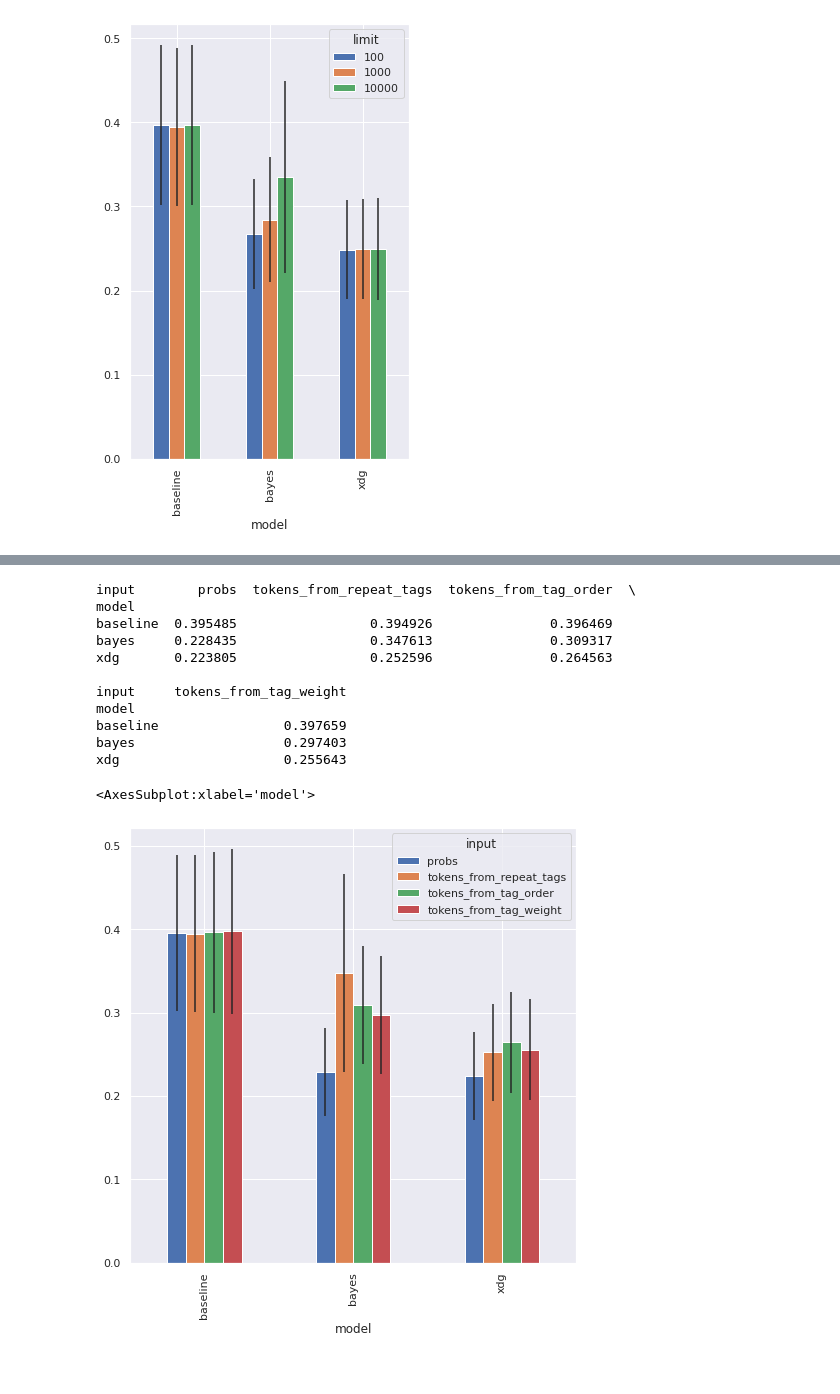
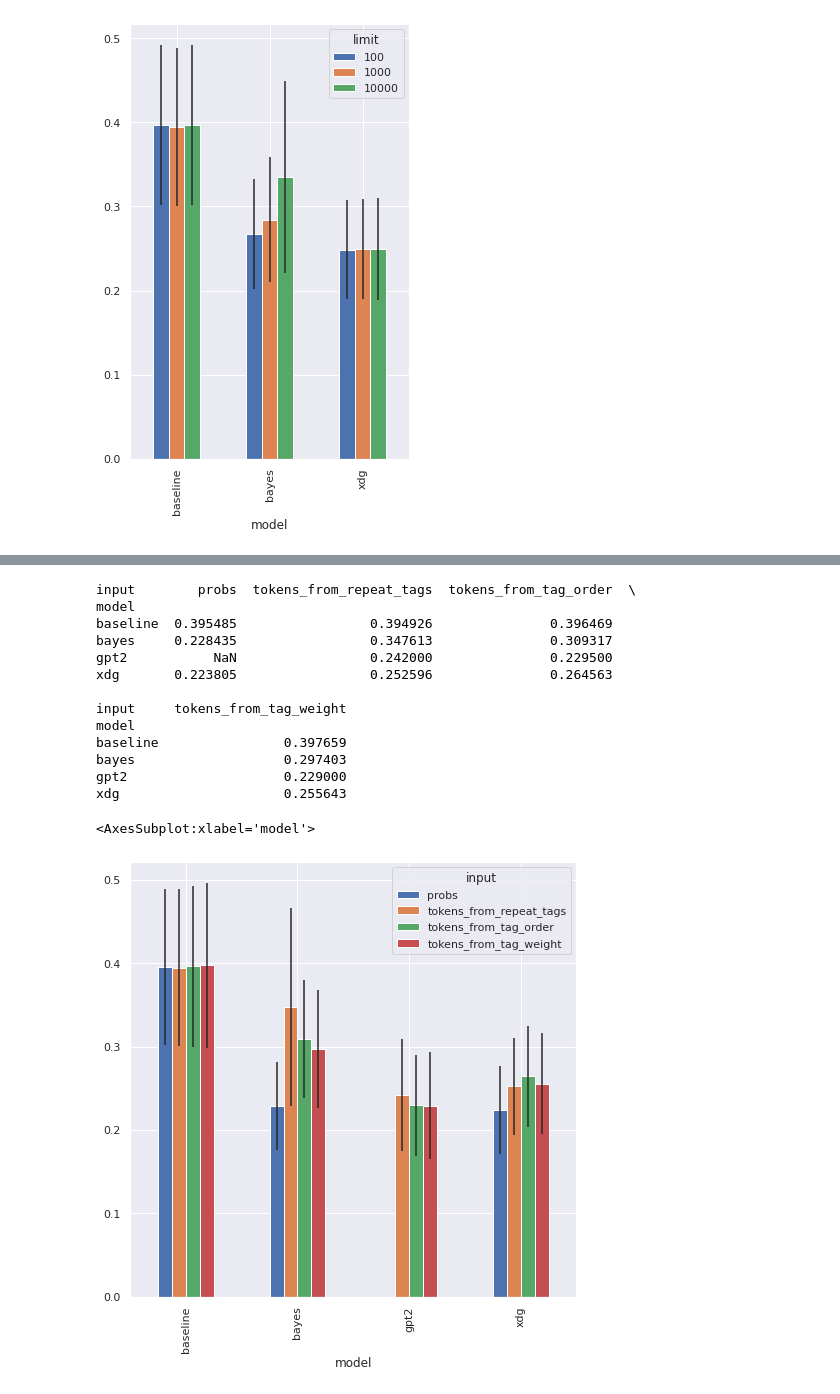
Before and after one commit to jramcast/music-recommendation, a Jupyter notebook: experiments/mylastfm/notebooks/anaylize_results.ipynb, the cells around one changed output, grey strips where cells are left out. Cells and saved outputs as stored; diff of their text form; code cells hidden in the pictures.

Commit message:
Plotting gpt results

```diff
--- a/experiments/mylastfm/notebooks/anaylize_results.ipynb
+++ b/experiments/mylastfm/notebooks/anaylize_results.ipynb
@@ -40,8 +117,8 @@ results.head()
 # %%
 # Define a function to group by dimensions and calculate MEAN and STD
 
-def mean_std_by(dimension, value="rmse", second_dimension="model"):
-    grouped_by = results[[value] + [dimension, second_dimension]].groupby([dimension, second_dimension])
+def mean_std_by(data, dimension, value="rmse", second_dimension="model"):
+    grouped_by = data[[value] + [dimension, second_dimension]].groupby([dimension, second_dimension])
     mean = grouped_by.mean().reset_index().pivot(index=second_dimension,columns=dimension, values=value)
     std = grouped_by.std().reset_index().pivot(index=second_dimension,columns=dimension, values=value)
     return mean, std
@@ -62,21 +139,23 @@ mean_by_target.plot(figsize=(8,8), kind="bar", yerr=std_by_target)
 # %%
 # Find the mean RMSE and std BY input
-mean_by_input, std_by_input = mean_std_by("input")
+mean_by_input, std_by_input = mean_std_by(results_with_gpt2, "input")
 print(mean_by_input)
 mean_by_input.plot(figsize=(8,8), kind="bar", yerr=std_by_input)
 # %% [output]
 input        probs  tokens_from_repeat_tags  tokens_from_tag_order  \
 model
 baseline  0.395485                 0.394926               0.396469
 bayes     0.228435                 0.347613               0.309317
+gpt2           NaN                 0.242000               0.229500
 xdg       0.223805                 0.252596               0.264563
 
 input     tokens_from_tag_weight
 model
 baseline                0.397659
 bayes                   0.297403
+gpt2                    0.229000
 xdg                     0.255643
 <AxesSubplot:xlabel='model'>
-[figure, old version]
+[figure, new version]
 # %%
 # Find the mean RMSE and std BY input type and target
```
Also changed, not shown: parts of 7 cells of this notebook.
